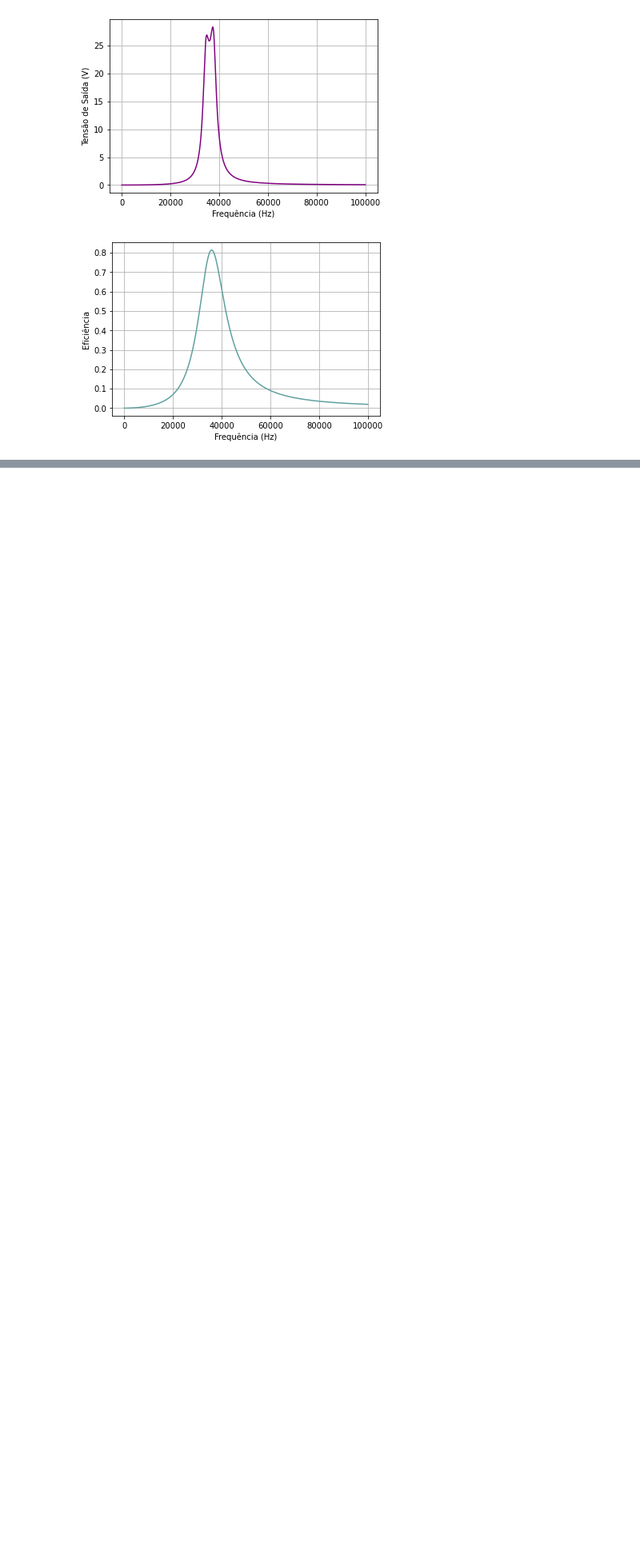
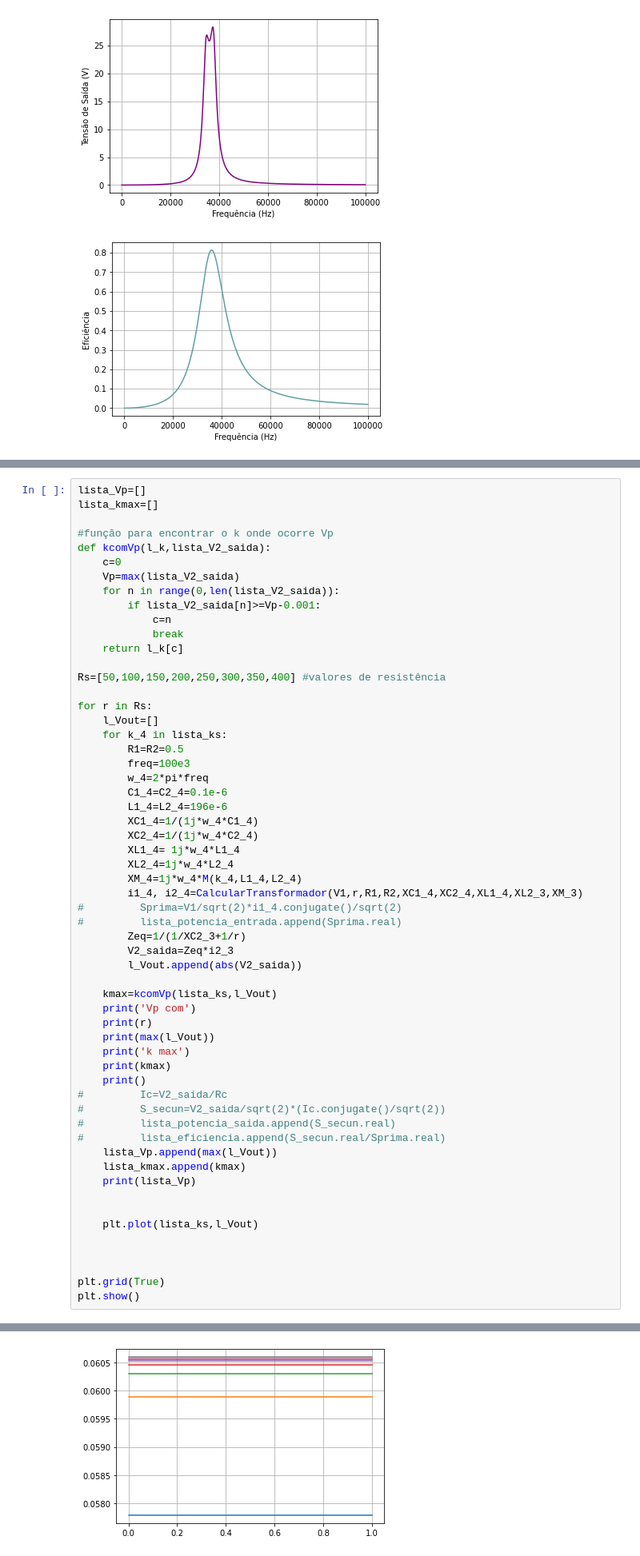
Before and after one commit to Tainapb/Projeto-WPT--Eletromagnetismo-e-Ondulatoria-, a Jupyter notebook: Oficial_WPT.ipynb, the cells around one changed output, grey strips where cells are left out. Shown: that part at 80% size. Saved outputs shown, nothing was run; the diff lists cells and outputs as text; blank space fills up the shorter version.

```diff
--- a/Oficial_WPT.ipynb
+++ b/Oficial_WPT.ipynb
@@ -233,0 +240,59 @@ plt.show()
+# %%
+lista_Vp=[]
+lista_kmax=[]
+
+#função para encontrar o k onde ocorre Vp
+def kcomVp(l_k,lista_V2_saida):
+    c=0
+    Vp=max(lista_V2_saida)
+    for n in range(0,len(lista_V2_saida)):
+        if lista_V2_saida[n]>=Vp-0.001:
+            c=n
+            break
+    return l_k[c]
+
+Rs=[50,100,150,200,250,300,350,400] #valores de resistência
+
+for r in Rs:
+    l_Vout=[]
+    for k_4 in lista_ks:
+        R1=R2=0.5
+        freq=100e3
+        w_4=2*pi*freq
+        C1_4=C2_4=0.1e-6
+        L1_4=L2_4=196e-6
+        XC1_4=1/(1j*w_4*C1_4)
+        XC2_4=1/(1j*w_4*C2_4)
+        XL1_4= 1j*w_4*L1_4
+        XL2_4=1j*w_4*L2_4
+        XM_4=1j*w_4*M(k_4,L1_4,L2_4)
+        i1_4, i2_4=CalcularTransformador(V1,r,R1,R2,XC1_4,XC2_4,XL1_4,XL2_3,XM_3)
+#         Sprima=V1/sqrt(2)*i1_4.conjugate()/sqrt(2)
+#         lista_potencia_entrada.append(Sprima.real)
+        Zeq=1/(1/XC2_3+1/r)
+        V2_saida=Zeq*i2_3
+        l_Vout.append(abs(V2_saida))
+
+    kmax=kcomVp(lista_ks,l_Vout)
+    print('Vp com')
+    print(r)
+    print(max(l_Vout))
+    print('k max')
+    print(kmax)
+    print()
+#         Ic=V2_saida/Rc
+#         S_secun=V2_saida/sqrt(2)*(Ic.conjugate()/sqrt(2))
+#         lista_potencia_saida.append(S_secun.real)
+#         lista_eficiencia.append(S_secun.real/Sprima.real)
+    lista_Vp.append(max(l_Vout))
+    lista_kmax.append(kmax)
+    print(lista_Vp)
+
+
+    plt.plot(lista_ks,l_Vout)
+
+
+
+plt.grid(True)
+plt.show()
+# %% [output]
@@ -233,0 +316 @@ plt.show()
+[figure, added]
```
Also changed, not shown: parts of 4 cells of this notebook.
